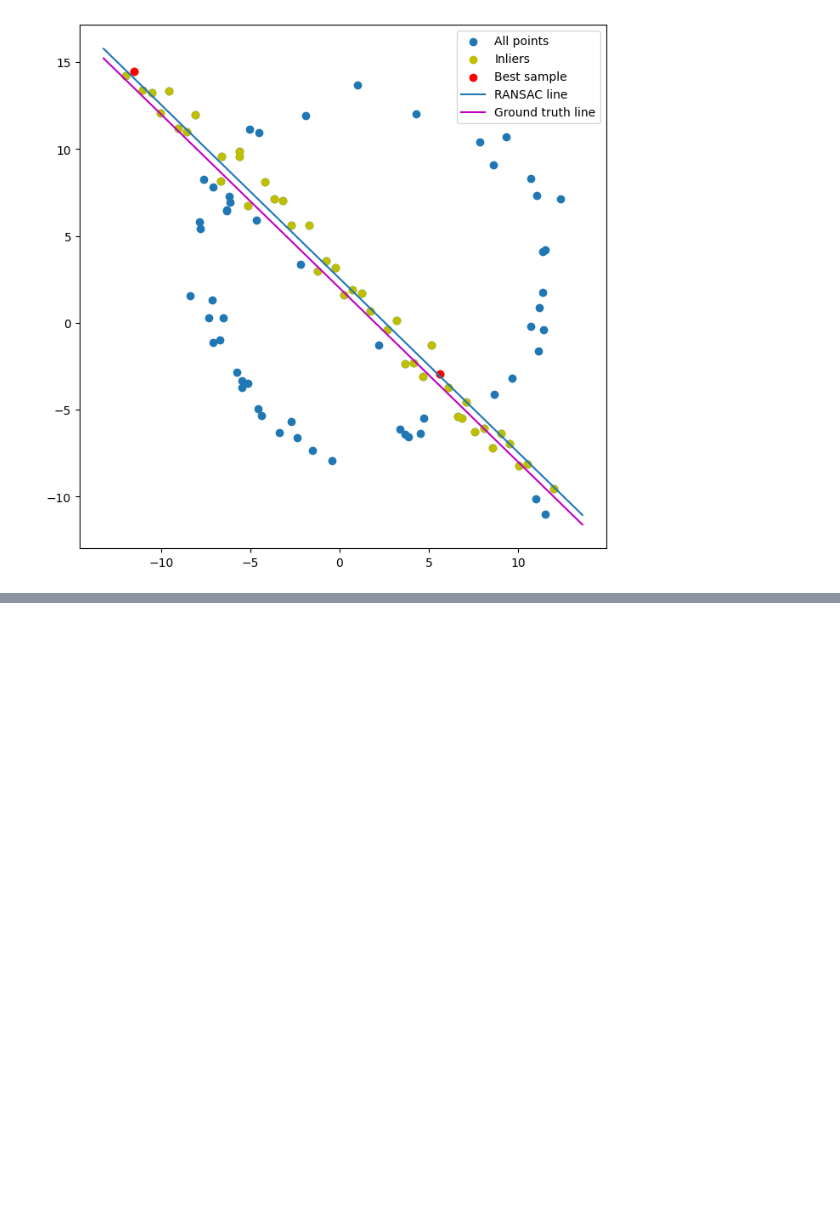
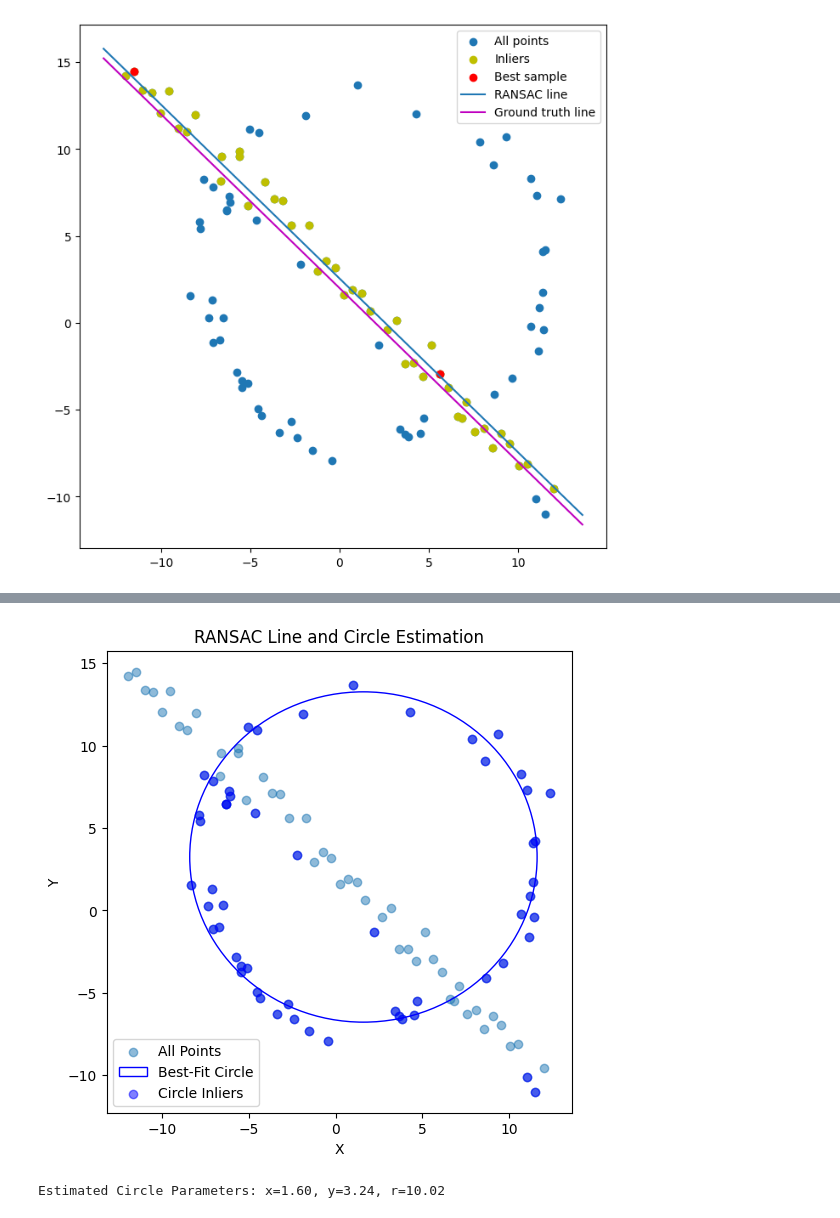
Before and after one commit to KavinduKariyawasam/Fitting-and-Alignment, a Jupyter notebook: Assignment2.ipynb, the cells around one changed output, grey strips where cells are left out. Drawn from its saved outputs; the diff is of its cells as text; code cells hidden in the pictures; blank space fills up the shorter version.

```diff
--- a/Assignment2.ipynb
+++ b/Assignment2.ipynb
@@ -348,0 +196,68 @@ plt.show()
+# %%
+# Subtract the consensus of the best line (remnant)
+line_inliers = dataset[best_inliers_line]
+X_remnant = dataset[~best_inliers_line]
+
+# RANSAC parameters for circle estimation
+max_iterations_circle = 100
+inlier_threshold_circle = 0.5  # Adjust this threshold as needed
+min_inliers_circle = 20
+
+def estimate_circle(points):
+    # Define the objective function for circle fitting
+    def circle_objective(params, points):
+        x, y, r = params
+        return np.sum((points[:, 0] - x)**2 + (points[:, 1] - y)**2 - r**2)**2
+
+    # Initialize the optimizer with an initial guess for the circle parameters
+    initial_guess = [2, 2, 5]  # Adjust the initial guess as needed
+    result = minimize(circle_objective, initial_guess, args=(points,), method='Nelder-Mead')
+
+    x, y, r = result.x
+    return x, y, r
+
+# Function to calculate the radial error (distance from points to the circle)
+def circle_error(params, points):
+    x, y, r = params
+    distances = np.abs(np.sqrt((points[:, 0] - x)**2 + (points[:, 1] - y)**2) - r)
+    return distances
+
+# RANSAC algorithm for circle estimation on the remnant
+best_circle = None
+best_inliers_circle = 0
+
+for _ in range(max_iterations_circle):
+    # Randomly select three points
+    random_indices = np.random.choice(len(X_remnant), 3, replace=False)
+    random_points = X_remnant[random_indices]
+
+    # Estimate the circle parameters [x, y, r]
+    x, y, r = estimate_circle(random_points)
+
+    # Calculate the radial error (distance from points to the circle)
+    errors = circle_error([x, y, r], X_remnant)
+
+    # Count inliers (points that are within the threshold)
+    inliers = np.sum(errors < inlier_threshold_circle)
+
+    if inliers >= min_inliers_circle and inliers > best_inliers_circle:
+        best_circle = [x, y, r]
+        best_inliers_circle = inliers
+
+# Plot the results
+fig, ax = plt.subplots(figsize=(6, 6))
+ax.scatter(dataset[:, 0], dataset[:, 1], label='All Points', alpha=0.5)
+circle = plt.Circle((best_circle[0], best_circle[1]), best_circle[2], color='b', fill=False, label='Best-Fit Circle')
+ax.add_patch(circle)
+ax.scatter(X_remnant[:, 0], X_remnant[:, 1], label='Circle Inliers', color='b', alpha=0.5)
+ax.legend()
+plt.xlabel('X')
+plt.ylabel('Y')
+plt.title('RANSAC Line and Circle Estimation')
+plt.show()
+
+# Print the estimated circle parameters
+print(f'Estimated Circle Parameters: x={best_circle[0]:.2f}, y={best_circle[1]:.2f}, r={best_circle[2]:.2f}')
+# %% [output]
+[figure, added]
+Estimated Circle Parameters: x=1.60, y=3.24, r=10.02
```
Also changed, not shown: parts of 4 cells of this notebook.
